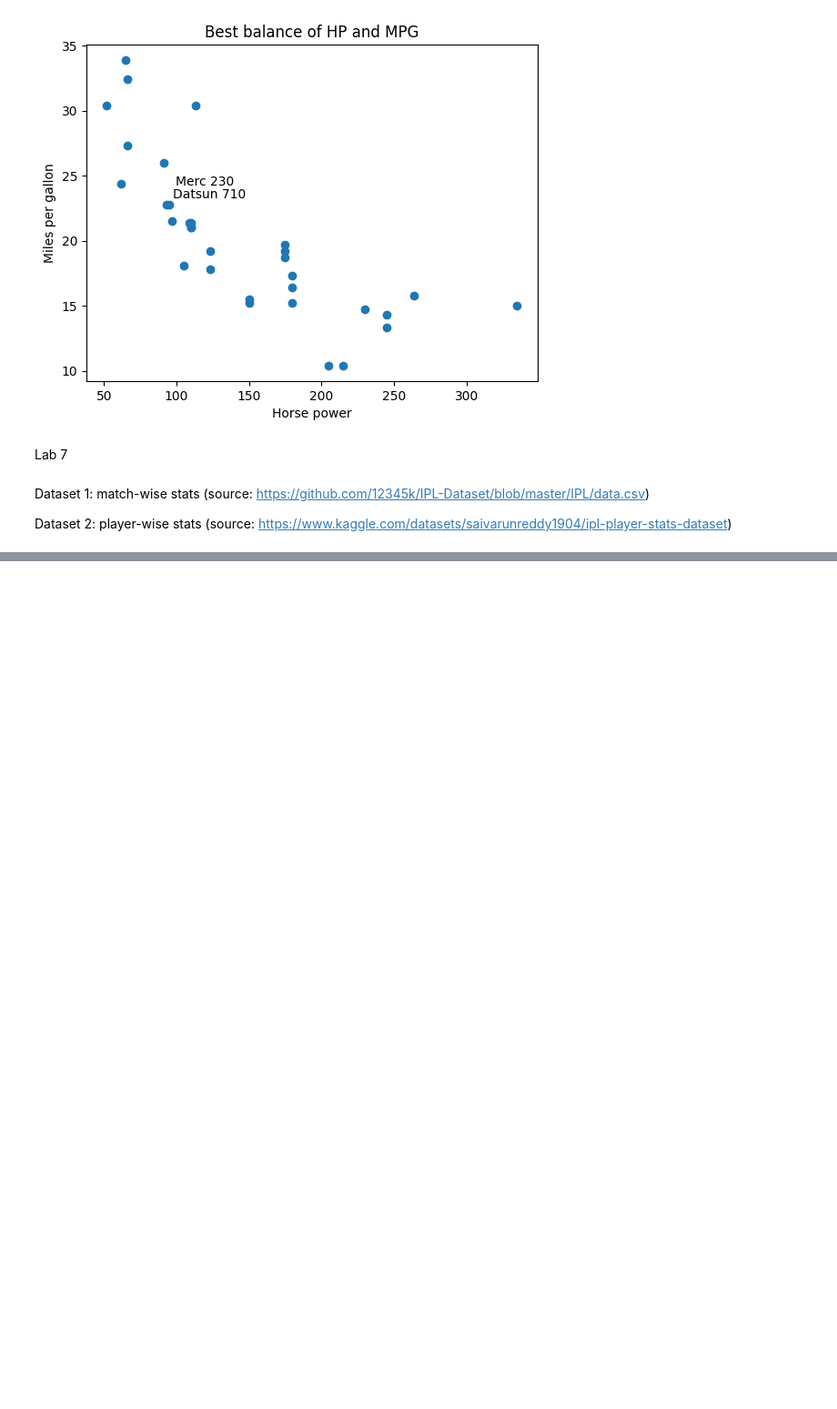
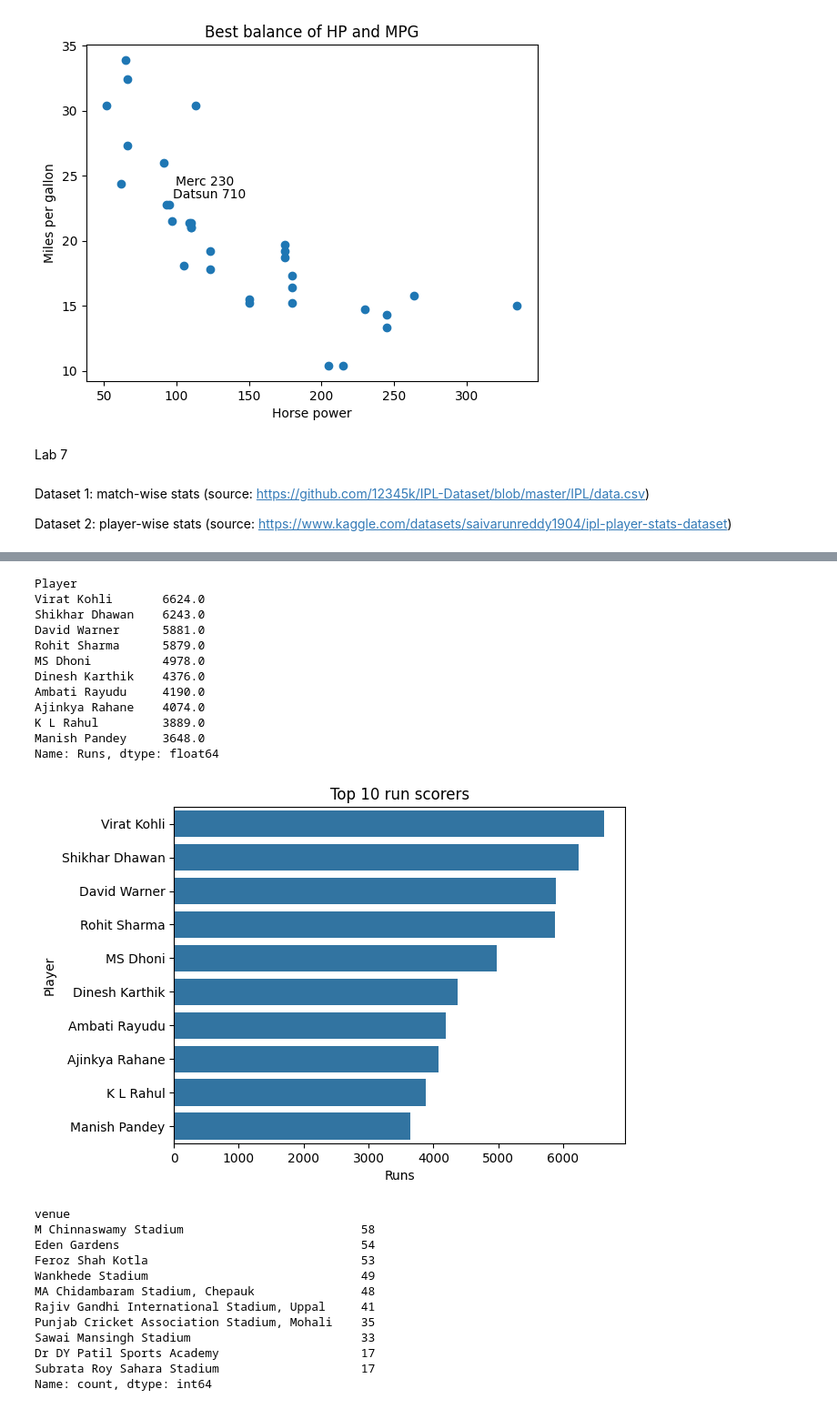
Before and after one commit to siva140887/data-visualization-programs, a Jupyter notebook: Datavisualization.ipynb, the cells around one changed output, grey strips where cells are left out. Shown at 91% size. Drawn from its saved outputs; the diff is of its cells as text; code cells hidden in the pictures; blank space fills up the shorter version.

```diff
--- a/Datavisualization.ipynb
+++ b/Datavisualization.ipynb
@@ -1152,6 +1152,27 @@ plt.ylabel('Team')
   #plt.annotate(arr[i].astype(str),xy = ((b.get_height(),b.get_x() + b.get_width())/2), xytext = (3,0), textcoords= "offset points")
   #i = i + 1
 plt.show()
+
+###### Q5
+#top5runscorers = player_df.loc[player_df['Runs'].dropna().sort_values(ascending=False).index,'Player'].head(10)
+top5runscorers = player_df.groupby('Player')['Runs'].sum().sort_values(ascending=False).head(10)
+print(top5runscorers)
+
+### Presenting the above results in bar plot (horizontal)
+sns.barplot(x = top5runscorers.values,y = top5runscorers.index)
+plt.title('Top 10 run scorers')
+plt.xlabel('Runs')
+plt.ylabel('Player')
+plt.show()
+
+###### Q6
+venuewisewins = match_df['venue'].value_counts().head(10)
+print(venuewisewins)
+
+### Presenting the above results in pie chart
+plt.pie(venuewisewins.values,labels=venuewisewins.index)
+plt.title('Top 10 venues by wins')
+plt.show()
 # %% [output]
 First 10 rows of match df:    id  season        city        date                  team1  \
 0   1    2008   Bangalore  2008-04-18  Kolkata Knight Riders
@@ -1162,30 +1183,55 @@ First 10 rows of match df:    id  season        city        date
 5   6    2008      Jaipur  2008-04-21        Kings XI Punjab
 6   7    2008   Hyderabad  2008-04-22        Deccan Chargers
 7   8    2008     Chennai  2008-04-23    Chennai Super Kings
 8   9    2008   Hyderabad  2008-04-24        Deccan Chargers
 9  10    2008  Chandigarh  2008-04-25        Kings XI Punjab
 
 ... (106 lines left out)
 2015    59
 2016    60
 Name: id, dtype: int64
 <class 'pandas.core.series.Series'>
 [figure]
 0            Kolkata Knight Riders
 1              Chennai Super Kings
 2                 Delhi Daredevils
 3      Royal Challengers Bangalore
 4            Kolkata Knight Riders
                   ...
 572    Royal Challengers Bangalore
 573    Royal Challengers Bangalore
 574            Sunrisers Hyderabad
 575            Sunrisers Hyderabad
 576            Sunrisers Hyderabad
 Name: winner, Length: 574, dtype: object
 ... (20 lines left out)
 Royal Challengers Bangalore    70
 Kolkata Knight Riders          68
 Rajasthan Royals               63
 Name: count, dtype: int64
 [figure]
+Player
+Virat Kohli       6624.0
+Shikhar Dhawan    6243.0
+David Warner      5881.0
+Rohit Sharma      5879.0
+MS Dhoni          4978.0
+Dinesh Karthik    4376.0
+Ambati Rayudu     4190.0
+Ajinkya Rahane    4074.0
+K L Rahul         3889.0
+Manish Pandey     3648.0
+Name: Runs, dtype: float64
+[figure, added]
+venue
+M Chinnaswamy Stadium                         58
+Eden Gardens                                  54
+Feroz Shah Kotla                              53
+Wankhede Stadium                              49
+MA Chidambaram Stadium, Chepauk               48
+Rajiv Gandhi International Stadium, Uppal     41
+Punjab Cricket Association Stadium, Mohali    35
+Sawai Mansingh Stadium                        33
+Dr DY Patil Sports Academy                    17
+Subrata Roy Sahara Stadium                    17
+Name: count, dtype: int64
```
Also changed, not shown: parts of 1 cell of this notebook.
